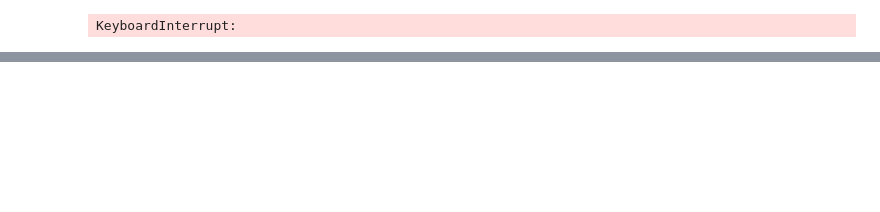
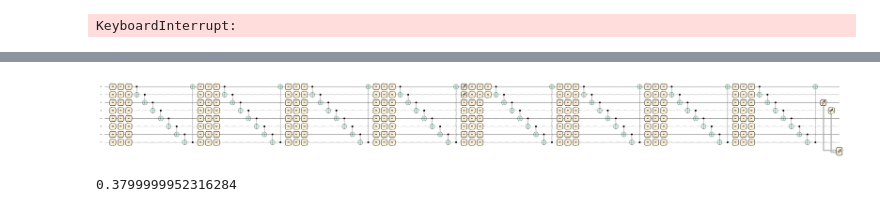
Before and after one commit to JackVittori/QML-early_exit, a Jupyter notebook: mid-circuit-measurements.ipynb, the cells around one changed output, grey strips where cells are left out. Drawn from its saved outputs; the diff is of its cells as text; code cells hidden in the pictures; blank space fills up the shorter version.

```diff
--- a/mid-circuit-measurements.ipynb
+++ b/mid-circuit-measurements.ipynb
@@ -556,0 +614,40 @@ Specifying the number of shots is not working because Pennylane is estimating qm
+# %%
+def full_evaluation(parameters: Dict, state: torch.Tensor = None):
+    mcms =  []
+    if state is not None:
+        # state vector initialization with input
+        qml.QubitStateVector(state, wires=range(num_qubits))
+
+    for i in range(4):
+        for j in range(num_qubits):
+            qml.RX(parameters[f'layer_{i}'][j, 0], wires=j)
+            qml.RY(parameters[f'layer_{i}'][j, 1], wires=j)
+            qml.RZ(parameters[f'layer_{i}'][j, 2], wires=j)
+        for j in range(num_qubits):
+            qml.CNOT(wires=[j, (j + 1) % num_qubits])
+    for w in first_pair:
+        mcms.append(qml.measure(wires=w))
+
+    for i in range(4, num_layers):
+        for j in range(num_qubits):
+            qml.RX(parameters[f'layer_{i}'][j, 0], wires=j)
+            qml.RY(parameters[f'layer_{i}'][j, 1], wires=j)
+            qml.RZ(parameters[f'layer_{i}'][j, 2], wires=j)
+        for j in range(num_qubits):
+            qml.CNOT(wires=[j, (j + 1) % num_qubits])
+
+    for w in second_pair:
+        mcms.append(qml.measure(wires=w))
+    return mcms
+
+dev = qml.device("default.qubit", shots=50)
+@qml.qnode(dev)
+def full_evaluation_circuit(parameters: Dict, state: torch.Tensor = None):
+    results = ansatz_1(parameters, state)
+    mcm = results[0:2]
+    fm = results[2:]
+    return qml.probs(op=fm)
+
+fig, ax = qml.draw_mpl(full_evaluation_circuit)(params)
+# %% [output]
+[figure, added]
@@ -556,0 +685,4 @@ Specifying the number of shots is not working because Pennylane is estimating qm
+# %%
+b.item()
+# %% [output]
+0.3799999952316284
```
Also changed, not shown: parts of 22 cells of this notebook, 1 other file.
